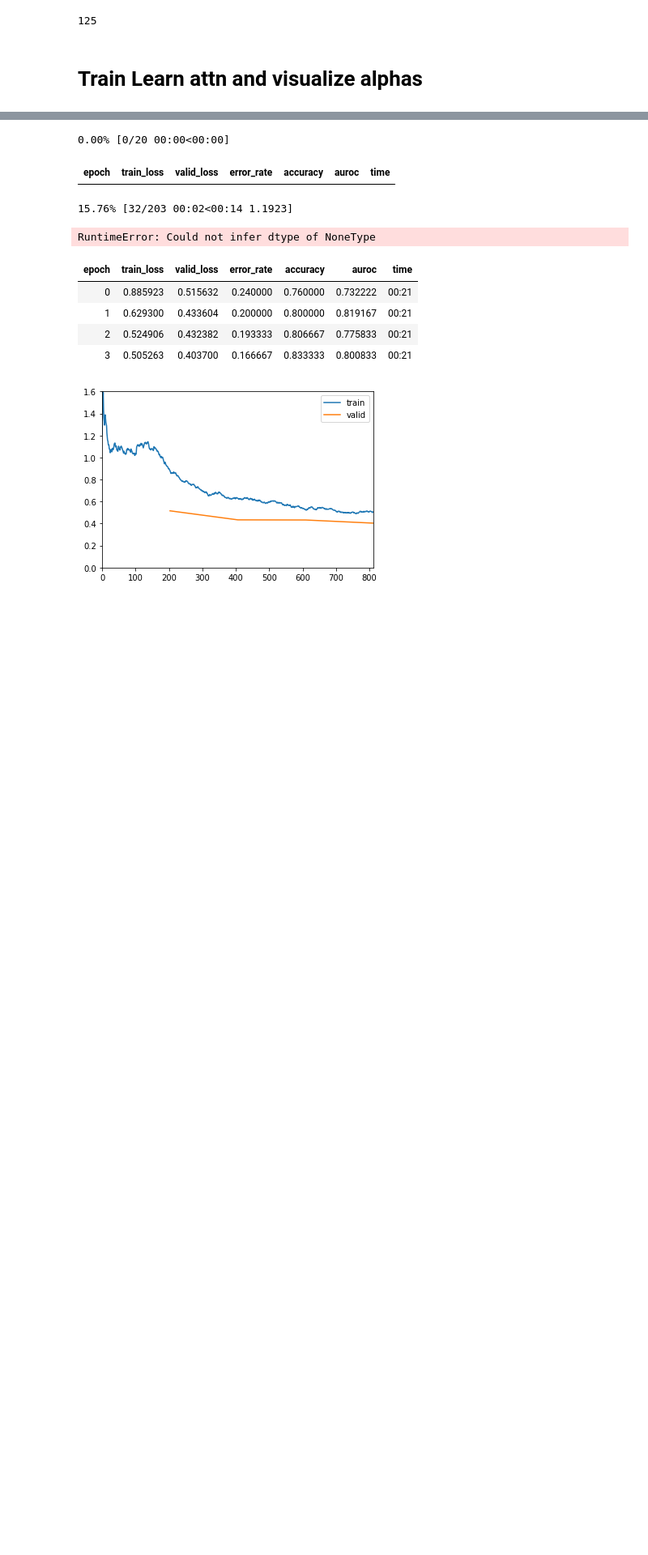
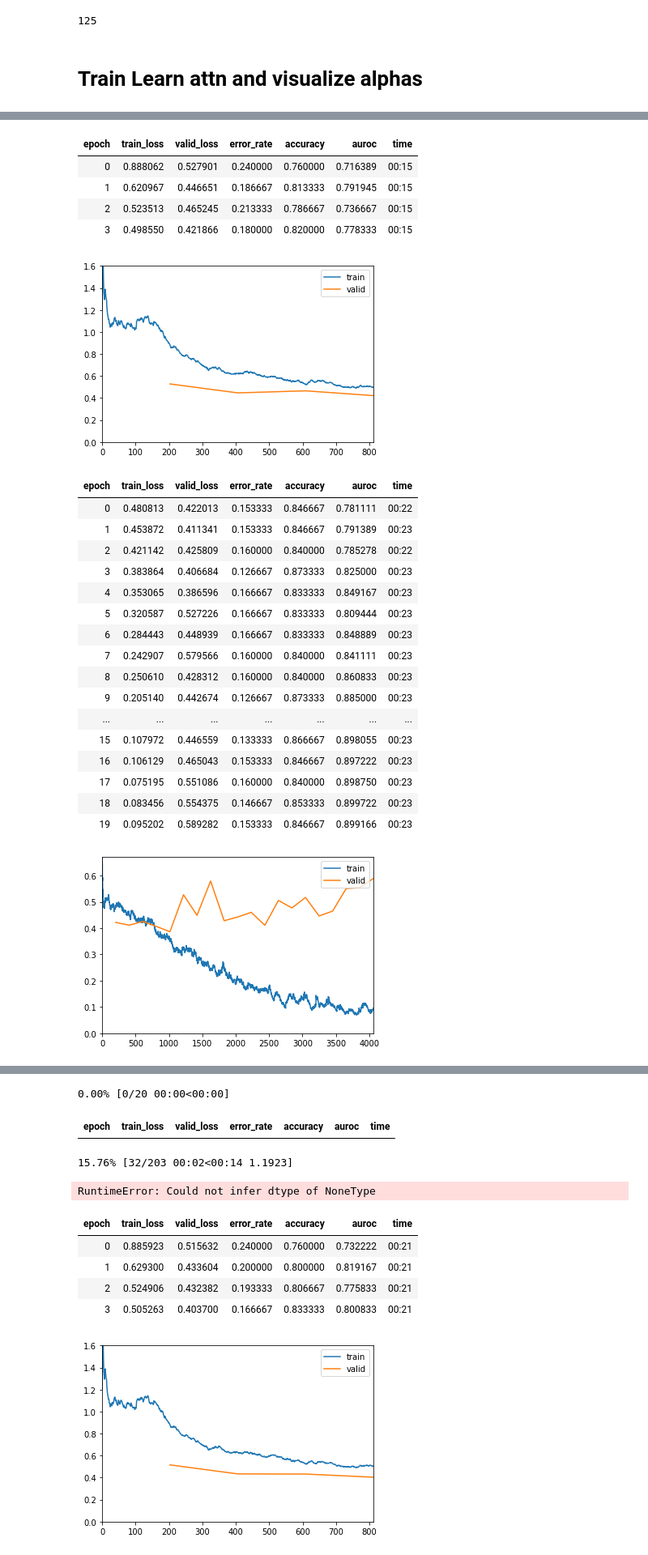
Before and after one commit to mikealche/tesis, a Jupyter notebook: Test Reproducing ARL on Resnet50.ipynb, the cells around one changed output, grey strips where cells are left out. Shown at 81% size. Saved outputs shown, nothing was run; the diff lists cells and outputs as text; code cells hidden in the pictures; blank space fills up the shorter version.

```diff
--- a/Test Reproducing ARL on Resnet50.ipynb
+++ b/Test Reproducing ARL on Resnet50.ipynb
@@ -190,0 +242,31 @@ Mon Aug 24 12:24:23 2020
+# %%
+seed =1
+epochs=20
+
+
+learner_baseline = train_model_and_return_model(data,models.resnet50, seed,epochs)
+# %% [output]
+| epoch | train_loss | valid_loss | error_rate | accuracy | auroc | time |
+| 0 | 0.888062 | 0.527901 | 0.240000 | 0.760000 | 0.716389 | 00:15 |
+| 1 | 0.620967 | 0.446651 | 0.186667 | 0.813333 | 0.791945 | 00:15 |
+| 2 | 0.523513 | 0.465245 | 0.213333 | 0.786667 | 0.736667 | 00:15 |
+| 3 | 0.498550 | 0.421866 | 0.180000 | 0.820000 | 0.778333 | 00:15 |
+[figure, added]
+| epoch | train_loss | valid_loss | error_rate | accuracy | auroc | time |
+| 0 | 0.480813 | 0.422013 | 0.153333 | 0.846667 | 0.781111 | 00:22 |
+| 1 | 0.453872 | 0.411341 | 0.153333 | 0.846667 | 0.791389 | 00:23 |
+| 2 | 0.421142 | 0.425809 | 0.160000 | 0.840000 | 0.785278 | 00:22 |
+| 3 | 0.383864 | 0.406684 | 0.126667 | 0.873333 | 0.825000 | 00:23 |
+| 4 | 0.353065 | 0.386596 | 0.166667 | 0.833333 | 0.849167 | 00:23 |
+| 5 | 0.320587 | 0.527226 | 0.166667 | 0.833333 | 0.809444 | 00:23 |
+| 6 | 0.284443 | 0.448939 | 0.166667 | 0.833333 | 0.848889 | 00:23 |
+| 7 | 0.242907 | 0.579566 | 0.160000 | 0.840000 | 0.841111 | 00:23 |
+| 8 | 0.250610 | 0.428312 | 0.160000 | 0.840000 | 0.860833 | 00:23 |
+| 9 | 0.205140 | 0.442674 | 0.126667 | 0.873333 | 0.885000 | 00:23 |
+| ... | ... | ... | ... | ... | ... | ... |
+| 15 | 0.107972 | 0.446559 | 0.133333 | 0.866667 | 0.898055 | 00:23 |
+| 16 | 0.106129 | 0.465043 | 0.153333 | 0.846667 | 0.897222 | 00:23 |
+| 17 | 0.075195 | 0.551086 | 0.160000 | 0.840000 | 0.898750 | 00:23 |
+| 18 | 0.083456 | 0.554375 | 0.146667 | 0.853333 | 0.899722 | 00:23 |
+| 19 | 0.095202 | 0.589282 | 0.153333 | 0.846667 | 0.899166 | 00:23 |
+[figure, added]
```
Also changed, not shown: parts of 13 cells of this notebook, 1 other file.
